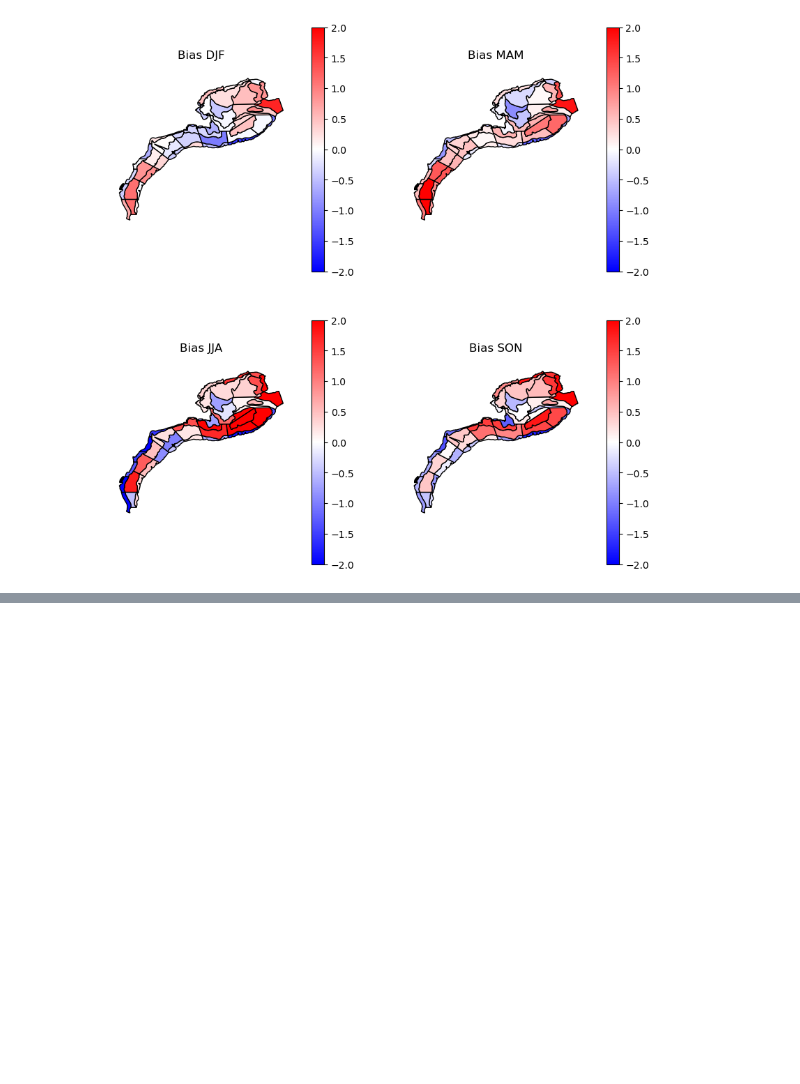
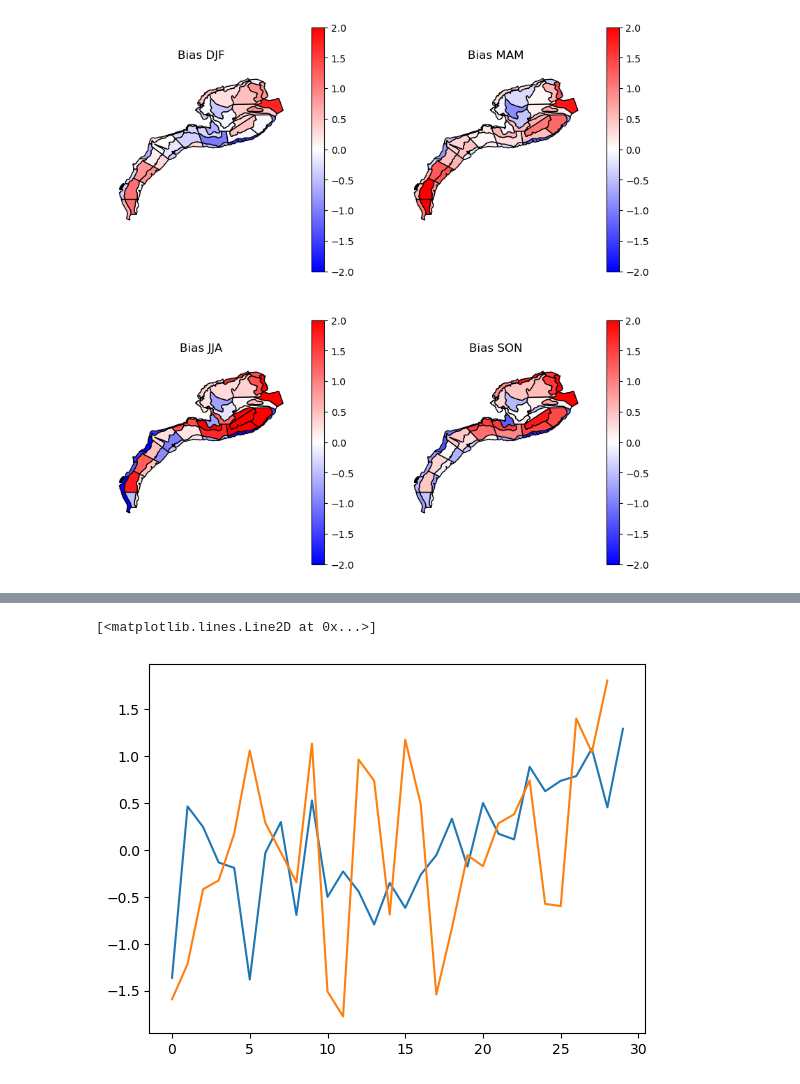
Before and after one commit to LGruenburg/MOM6_Validation, a Jupyter notebook: Mom6_glorys_bt_ecomon.ipynb, the cells around one changed output, grey strips where cells are left out. Cells and saved outputs as stored; diff of their text form; code cells hidden in the pictures; blank space fills up the shorter version.

```diff
--- a/Mom6_glorys_bt_ecomon.ipynb
+++ b/Mom6_glorys_bt_ecomon.ipynb
@@ -168,0 +276,4 @@ Note: you may need to restart the kernel to use updated packages.
+# %%
+tob_anoms_ecomon_gl = xr.Dataset(data_vars = {'tob_anom': (['region','time'], tob_anoms)},
+                              coords = {'region': region.numbers,
+                                        'time': bt_gl_anom.time})
@@ -168,0 +388,32 @@ Note: you may need to restart the kernel to use updated packages.
+# %%
+# This works...but, no I want a time series with all the leads 0, 1, 2 etc.
+glorys_ts = np.empty([47,12, 29])
+m6_ts = np.empty([47,12, 30])
+
+def is_month(month_test, month):
+    return (month_test == month )
+
+for a in region.numbers:
+    glorys_region = tob_anoms_ecomon_gl.sel(region = slice(a,a))
+    m6_region = tob_anoms_ecomon_march.sel(region = slice(a,a))
+    for b in np.arange(0,12): # for each of the leads
+        glorys_region_lead = glorys_region.sel(time=is_month(glorys_region['time.month'], 3+b))
+        m6_region_lead = m6_region.sel(lead = slice(b,b)).mean('member').tob_anom
+    for i in np.arange(1994,2023):
+        m6_region = np.append(m6_region, tob_anoms_ecomon_march.sel(region = slice(a,a)).mean('member').sel(init = slice(i,i)).tob_anom.values[0][0])
+    glorys_ts[a, :] = glorys_region.tob_anom.data
+    m6_ts[a, :] = m6_region
+# %%
+a = 0
+b = 0
+def is_month(month_test, month):
+    return (month_test == month )
+glorys_region = tob_anoms_ecomon_gl.sel(region = slice(a,a))
+m6_region = tob_anoms_ecomon_march.sel(region = slice(a,a))
+glorys_region_lead = glorys_region.sel(time=is_month(glorys_region['time.month'], 3+b))
+m6_region_lead = m6_region.sel(lead = slice(b,b)).mean('member').tob_anom
+plt.plot(np.squeeze(m6_region_lead.values))
+plt.plot(np.squeeze(glorys_region_lead.tob_anom.values))
+# %% [output]
+[<matplotlib.lines.Line2D at 0x...>]
+[figure, added]
```
Also changed, not shown: parts of 30 cells of this notebook, 2 other files.
